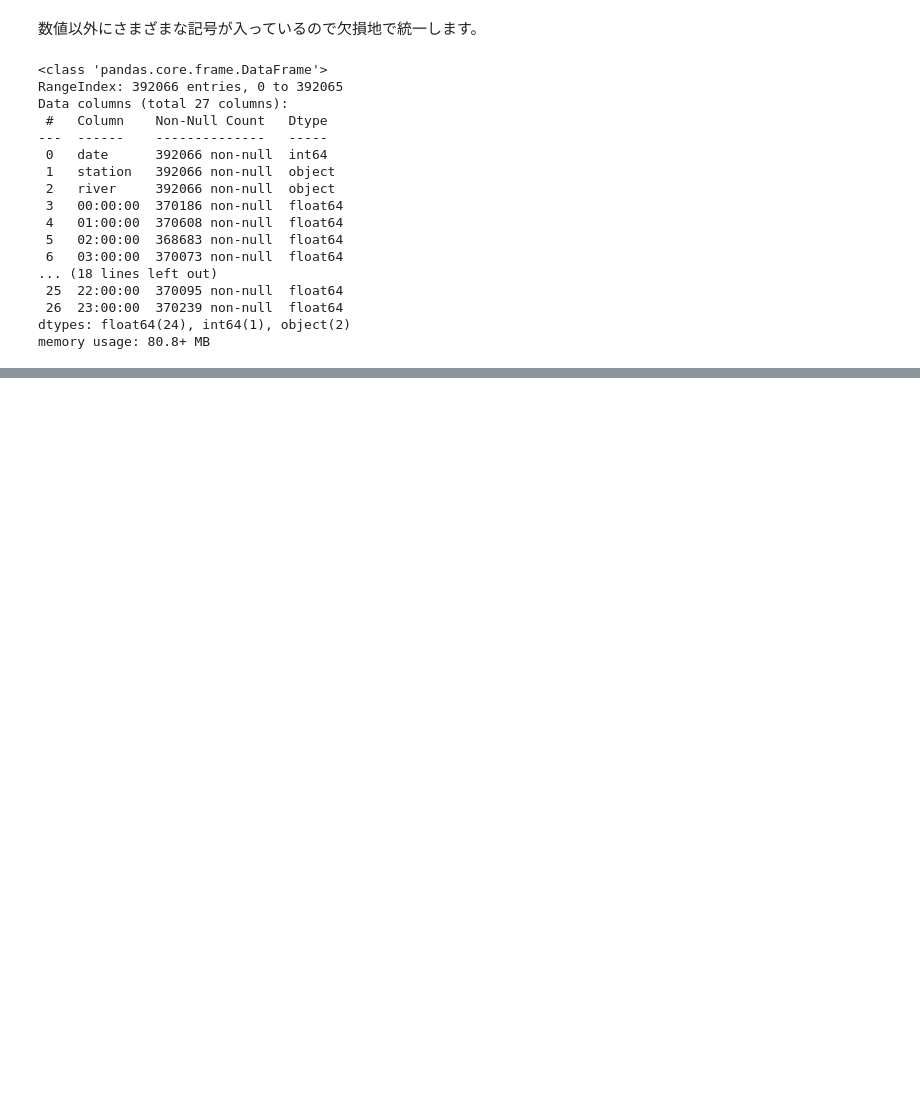
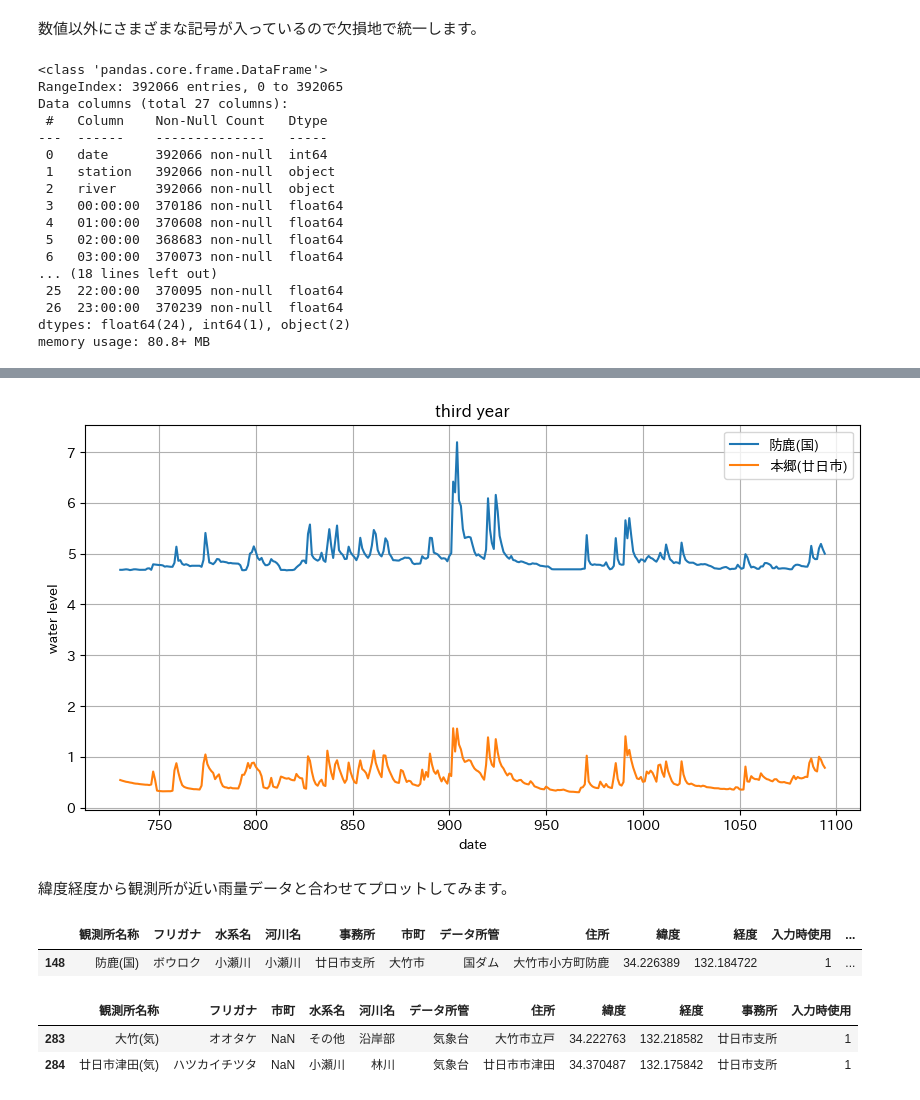
Before and after one commit to aguilarklyno/Signate-Hiroshima-Quest2022, a Jupyter notebook: Tutorial.ipynb, the cells around one changed output, grey strips where cells are left out. Drawn from its saved outputs; the diff is of its cells as text; code cells hidden in the pictures; blank space fills up the shorter version.

```diff
--- a/Tutorial.ipynb
+++ b/Tutorial.ipynb
@@ -232,0 +292,26 @@ memory usage: 80.8+ MB
+# %%
+plt.figure(figsize=(10, 5))
+plt.plot(bouroku_water[730:1095], label='防鹿(国)')
+plt.plot(hongou_water[730:1095], label='本郷(廿日市)')
+plt.title('third year')
+plt.xlabel('date')
+plt.ylabel('water level')
+plt.legend()
+plt.grid()
+plt.show()
+# %% [output]
+[figure, added]
+# %% [markdown]
+緯度経度から観測所が近い雨量データと合わせてプロットしてみます。
+# %%
+water_stations[water_stations['観測所名称']=='防鹿(国)']
+# %% [output]
+|  | 観測所名称 | フリガナ | 水系名 | 河川名 | 事務所 | 市町 | データ所管 | 住所 | 緯度 | 経度 | 入力時使用 | ... |
+| 148 | 防鹿(国) | ボウロク | 小瀬川 | 小瀬川 | 廿日市支所 | 大竹市 | 国ダム | 大竹市小方町防鹿 | 34.226389 | 132.184722 | 1 | ... |
+# %%
+# 場所が近いの大竹(気)の雨量でプロット
+rain_stations[rain_stations['事務所']=='廿日市支所']
+# %% [output]
+|  | 観測所名称 | フリガナ | 市町 | 水系名 | 河川名 | データ所管 | 住所 | 緯度 | 経度 | 事務所 | 入力時使用 |
+| 283 | 大竹(気) | オオタケ | NaN | その他 | 沿岸部 | 気象台 | 大竹市立戸 | 34.222763 | 132.218582 | 廿日市支所 | 1 |
+| 284 | 廿日市津田(気) | ハツカイチツタ | NaN | 小瀬川 | 林川 | 気象台 | 廿日市市津田 | 34.370487 | 132.175842 | 廿日市支所 | 1 |
```
Also changed, not shown: parts of 16 cells of this notebook, 1 other file.
